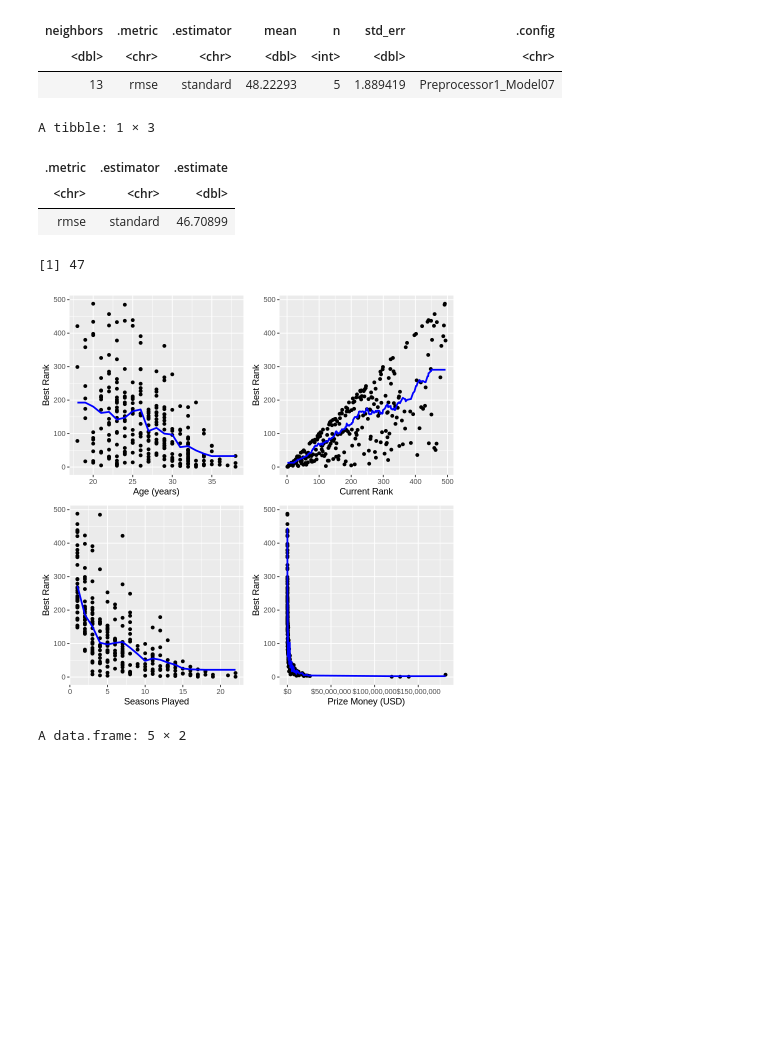
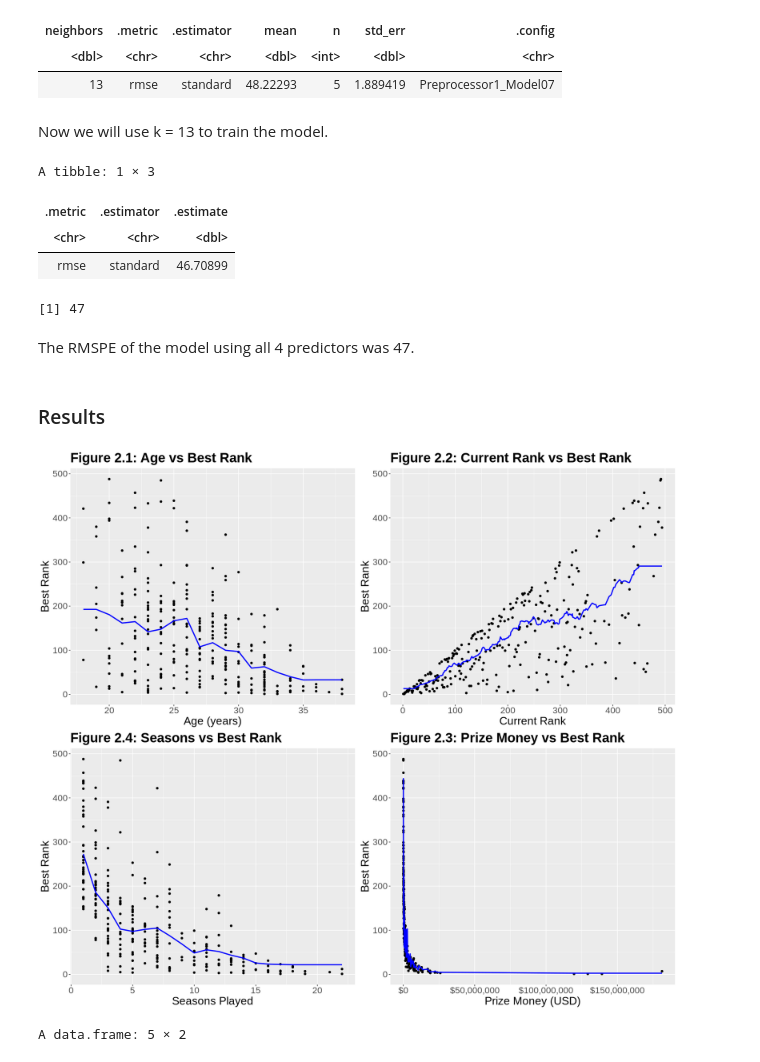
Before and after one commit to chaeyoonchang/dsci-100-group-007-33, a Jupyter notebook: report.ipynb, the cells around one changed output. Saved outputs shown, nothing was run; the diff lists cells and outputs as text; code cells hidden in the pictures; blank space fills up the shorter version.

Commit message:
added the results

```diff
--- a/report.ipynb
+++ b/report.ipynb
@@ -362,8 +409,6 @@ The RMSPE of the model with the age predictor is 85.
 # %% [markdown]
 Here is plot for this model.
 # %%
-###### WHYYYYYY???? ##################
-
 age_train_info <- tennis_data_fit_age |>
     predict(tennis_data_train) |>
     bind_cols(tennis_data_train)
@@ -374,7 +419,9 @@ age_plot <- tennis_data_train |>
     geom_line(data = age_train_info, mapping = aes(x = Age, y = .pred),
                 color = "blue",
                 size = 1) +
-    labs(x = "Age (years)", y = "Best Rank")
+    labs(x = "Age (years)", y = "Best Rank", title = "Figure 2.1: Age vs Best Rank") +
+    theme(text = element_text(size = 20), plot.title = element_text(face = "bold"))
+
 
 age_plot
 # %% [output]
@@ -460,10 +509,8 @@ The RMSPE of the model with the Current Rank predictor is 74.
 # %%
-###### WHYYYYYY???? ##################
-
 cr_train_info <- tennis_data_fit_cr |>
     predict(tennis_data_train) |>
     bind_cols(tennis_data_train)
-##################
+
 
 cr_plot <- tennis_data_train |>
     ggplot(aes(x = Current_Rank, y = Best_Rank)) +
@@ -471,7 +518,8 @@ cr_plot <- tennis_data_train |>
     geom_line(data = cr_train_info, mapping = aes(x = Current_Rank, y = .pred),
                 color = "blue",
                 size = 1) +
-    labs(x = "Current Rank", y = "Best Rank")
+    labs(x = "Current Rank", y = "Best Rank", title = "Figure 2.2: Current Rank vs Best Rank") +
+    theme(text = element_text(size = 20), plot.title = element_text(face = "bold"))
 
 cr_plot
 # %% [output]
@@ -554,10 +604,7 @@ A tibble: 1 × 3
 # %%
-###### WHYYYYYY???? ##################
-
 pm_train_info <- tennis_data_fit_pm |>
     predict(tennis_data_train) |>
     bind_cols(tennis_data_train)
-##################
 
 pm_plot <- tennis_data_train |>
     ggplot(aes(x = Prize_Money, y = Best_Rank)) +
@@ -565,7 +612,8 @@ pm_plot <- tennis_data_train |>
     geom_line(data = pm_train_info, mapping = aes(x = Prize_Money, y = .pred),
                 color = "blue",
                 size = 1) +
-    labs(x = "Prize Money (USD)", y = "Best Rank") +
+    labs(x = "Prize Money (USD)", y = "Best Rank", title = "Figure 2.3: Prize Money vs Best Rank") +
+    theme(text = element_text(size = 20), plot.title = element_text(face = "bold")) +
     scale_x_continuous(labels = dollar_format())
 
 pm_plot
@@ -647,10 +699,7 @@ A tibble: 1 × 3
 # %%
-###### WHYYYYYY???? ##################
-
 seasons_train_info <- tennis_data_fit_seasons |>
     predict(tennis_data_train) |>
     bind_cols(tennis_data_train)
-##################
 
 seasons_plot <- tennis_data_train |>
     ggplot(aes(x = Seasons, y = Best_Rank)) +
@@ -658,7 +707,8 @@ seasons_plot <- tennis_data_train |>
     geom_line(data = seasons_train_info, mapping = aes(x = Seasons, y = .pred),
                 color = "blue",
                 size = 1) +
-    labs(x = "Seasons Played", y = "Best Rank")
+    labs(x = "Seasons Played", y = "Best Rank", title = "Figure 2.4: Seasons vs Best Rank") +
+    theme(text = element_text(size = 20), plot.title = element_text(face = "bold"))
 
 seasons_plot
 # %% [output]
@@ -703,6 +753,8 @@ A tibble: 1 × 7
 | neighbors | .metric | .estimator | mean | n | std_err | .config |
 | <dbl> | <chr> | <chr> | <dbl> | <int> | <dbl> | <chr> |
 | 13 | rmse | standard | 48.22293 | 5 | 1.889419 | Preprocessor1_Model07 |
+# %% [markdown]
+Now we will use k = 13 to train the model.
 # %%
 tennis_data_specs_min <- nearest_neighbor(weight_func = "rectangular", neighbors = kmin) |>
     set_engine("kknn") |>
@@ -735,10 +787,16 @@ A tibble: 1 × 3
 | <chr> | <chr> | <dbl> |
 | rmse | standard | 46.70899 |
 [1] 47
+# %% [markdown]
+The RMSPE of the model using all 4 predictors was 47.
+# %% [markdown]
+### Results
 # %%
+options(repr.plot.width = 16, repr.plot.height = 14)
+
 plot_grid(age_plot, cr_plot, seasons_plot, pm_plot)
 # %% [output]
-[figure, old version]
+[figure, new version]
 # %%
 RMSPE <- c (age_rmspe, cr_rmspe, pm_rmspe, seasons_rmspe, all_rmspe)
 
```
Also changed, not shown: parts of 20 cells of this notebook.
